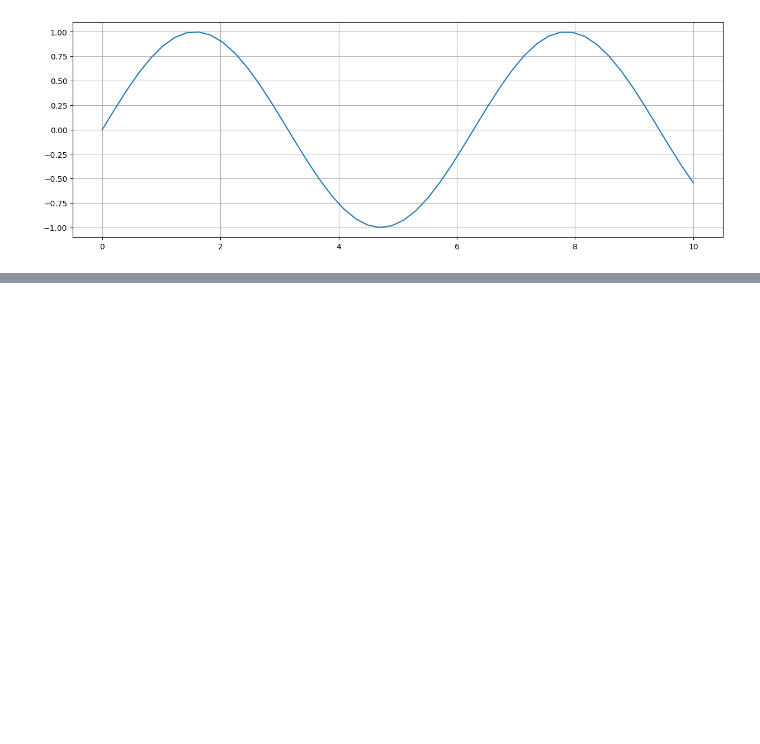
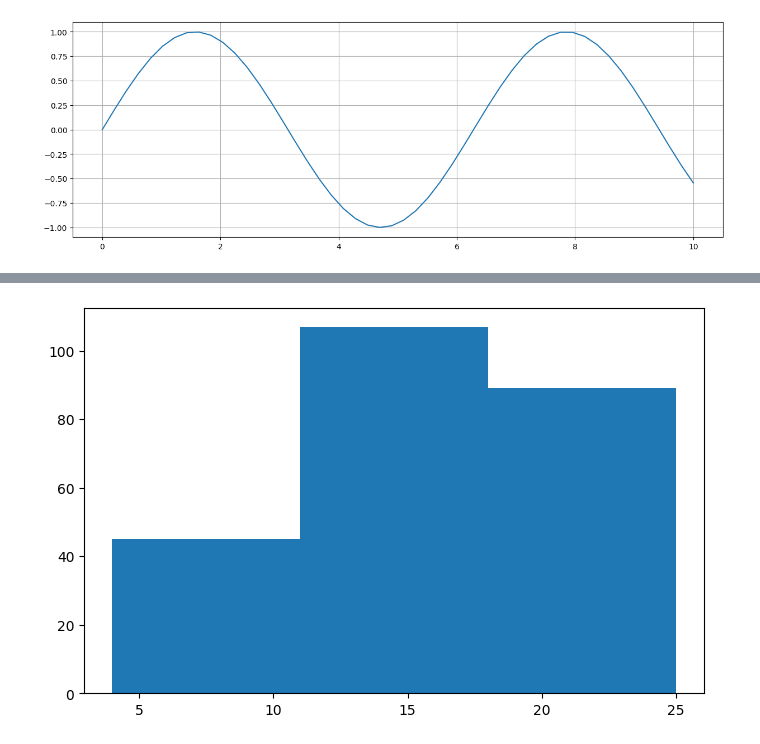
Before and after one commit to arunishere/DSV16Main, a Jupyter notebook: Mat.ipynb, the cells around one changed output, grey strips where cells are left out. Drawn from its saved outputs; the diff is of its cells as text; code cells hidden in the pictures; blank space fills up the shorter version.

```diff
--- a/Mat.ipynb
+++ b/Mat.ipynb
@@ -140,0 +234,7 @@ plt.show()
+# %%
+plt.figure(figsize=(8,5))
+plt.hist(df['HarvestTime (days)'], bins=3)
+
+plt.show()
+# %% [output]
+[figure, added]
```
Also changed, not shown: parts of 34 cells of this notebook.
